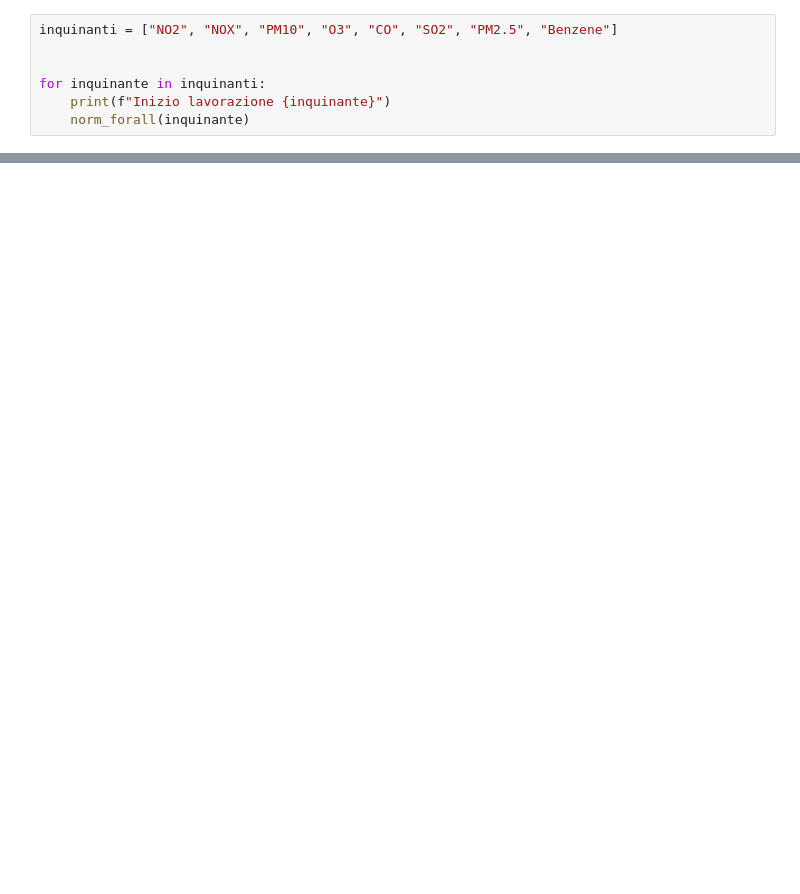
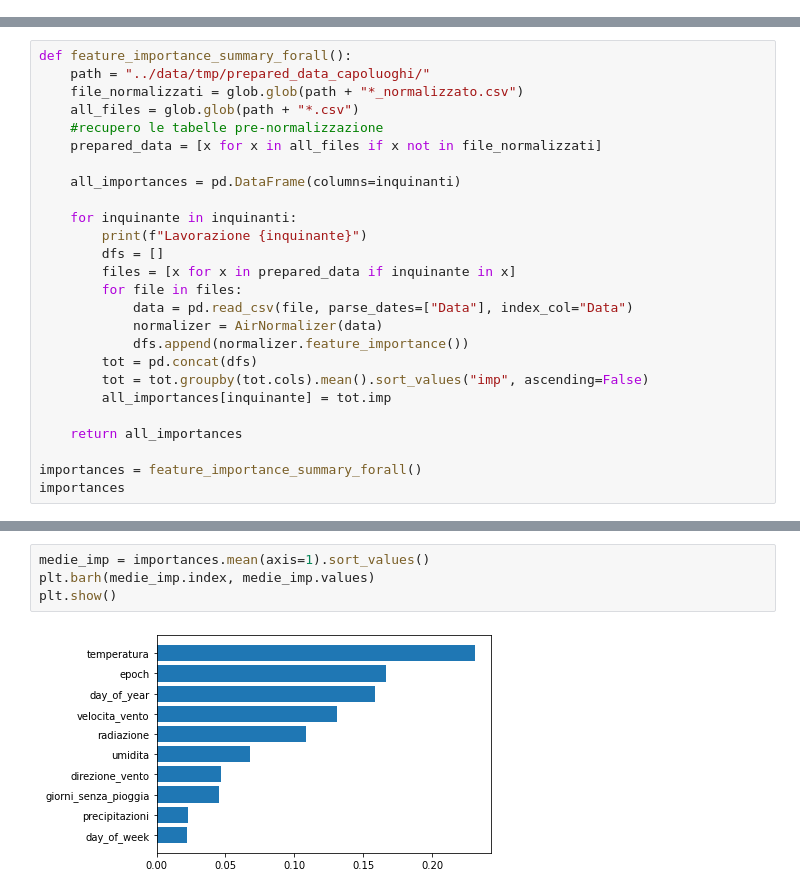
Before and after one commit to MarcoBelotti96/Tesi, a Jupyter notebook: src/AnalisiIntroduttive.ipynb, the cells around one changed output, grey strips where cells are left out. Saved outputs shown, nothing was run; the diff lists cells and outputs as text; blank space fills up the shorter version.

```diff
--- a/src/AnalisiIntroduttive.ipynb
+++ b/src/AnalisiIntroduttive.ipynb
@@ -33,7 +99,0 @@ def norm_forall(inquinante):
-# %%
-inquinanti = ["NO2", "NOX", "PM10", "O3", "CO", "SO2", "PM2.5", "Benzene"]
-
-
-for inquinante in inquinanti:
-    print(f"Inizio lavorazione {inquinante}")
-    norm_forall(inquinante)
@@ -61,0 +105,26 @@ TypeError: Only valid with DatetimeIndex, TimedeltaIndex or PeriodIndex, but got
+# %%
+def feature_importance_summary_forall():
+    path = "../data/tmp/prepared_data_capoluoghi/"
+    file_normalizzati = glob.glob(path + "*_normalizzato.csv")
+    all_files = glob.glob(path + "*.csv")
+    #recupero le tabelle pre-normalizzazione
+    prepared_data = [x for x in all_files if x not in file_normalizzati]
+
+    all_importances = pd.DataFrame(columns=inquinanti)
+
+    for inquinante in inquinanti:
+        print(f"Lavorazione {inquinante}")
+        dfs = []
+        files = [x for x in prepared_data if inquinante in x]
+        for file in files:
+            data = pd.read_csv(file, parse_dates=["Data"], index_col="Data")
+            normalizer = AirNormalizer(data)
+            dfs.append(normalizer.feature_importance())
+        tot = pd.concat(dfs)
+        tot = tot.groupby(tot.cols).mean().sort_values("imp", ascending=False)
+        all_importances[inquinante] = tot.imp
+
+    return all_importances
+
+importances = feature_importance_summary_forall()
+importances
@@ -61,0 +153,6 @@ TypeError: Only valid with DatetimeIndex, TimedeltaIndex or PeriodIndex, but got
+# %%
+medie_imp = importances.mean(axis=1).sort_values()
+plt.barh(medie_imp.index, medie_imp.values)
+plt.show()
+# %% [output]
+[figure, added]
```
Also changed, not shown: parts of 57 cells of this notebook, 10 other files.
